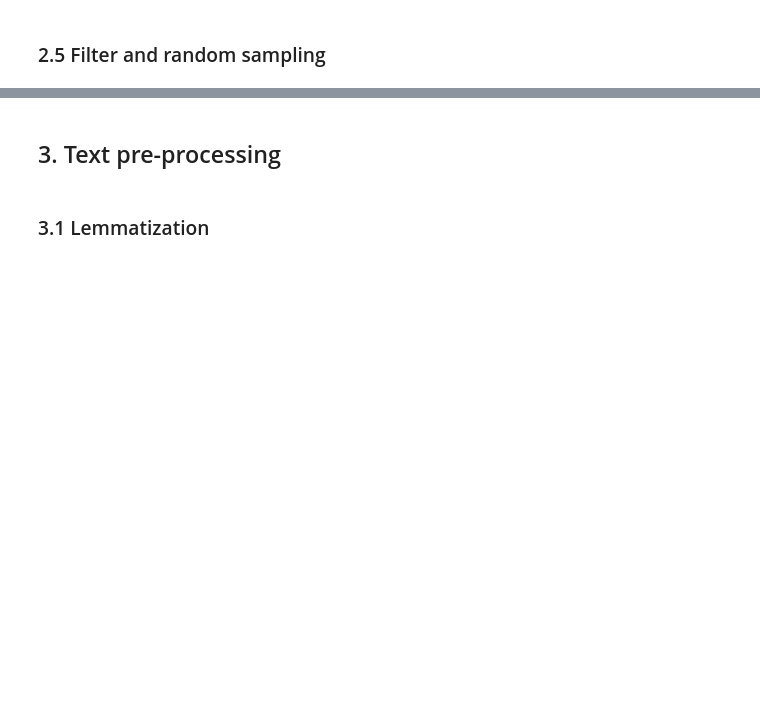
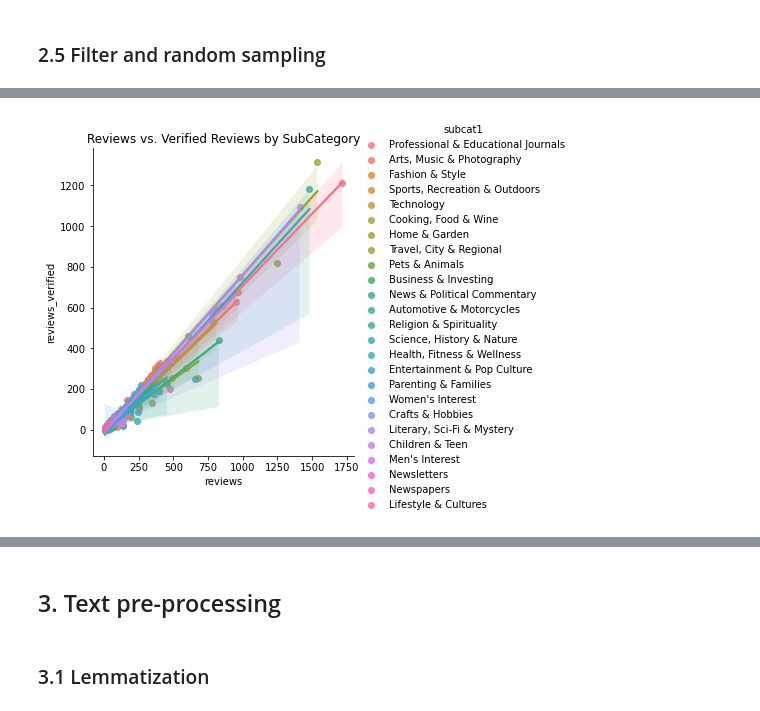
Before and after one commit to davidmiller2013/amazon-nlp-classification, a Jupyter notebook: notebooks/data-processing.ipynb, the cells around one changed output, grey strips where cells are left out. Drawn from its saved outputs; the diff is of its cells as text; code cells hidden in the pictures; blank space fills up the shorter version.

```diff
--- a/notebooks/data-processing.ipynb
+++ b/notebooks/data-processing.ipynb
@@ -190,8 +314,10 @@ asin_samples.shape
 # %%
-sns.lmplot(x='reviews', y='reviewsVerified', data=asin_samples, hue='subcat1', fit_reg=True)\
+sns.lmplot(x='reviews', y='reviews_verified', data=asin_samples, hue='subcat1', fit_reg=True)\
    .set(title='Reviews vs. Verified Reviews by SubCategory')
 
 plt.show()
+# %% [output]
+[figure, added]
 # %%
 # Filter reviews based on asin_samples
 review_samples = pd.merge(reviews,
```
Also changed, not shown: parts of 45 cells of this notebook, 2 other files.
